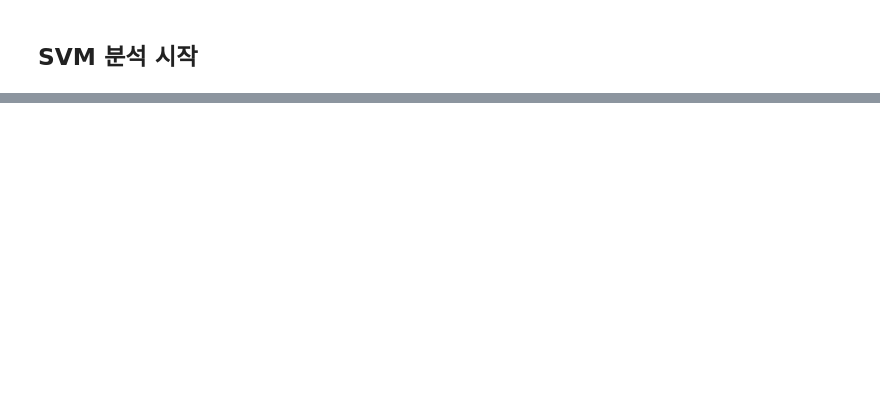
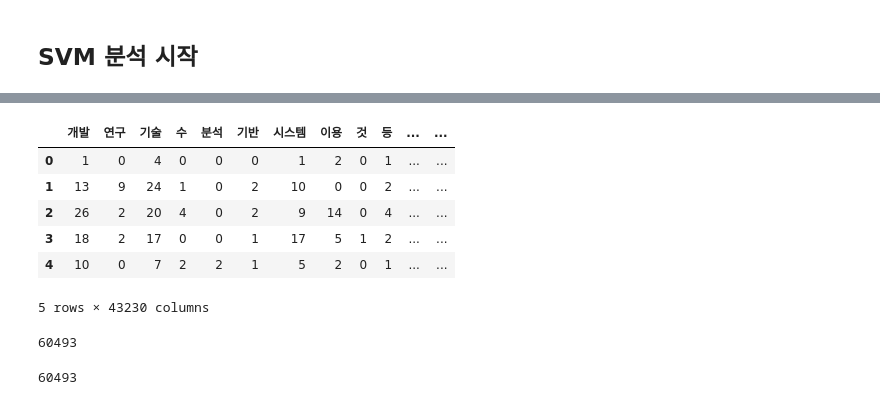
Before and after one commit to yeonsikC/KISTI-NLP_mapping, a Jupyter notebook: KISTI-NTIS-Machine_Learning.ipynb, the cells around one changed output, grey strips where cells are left out. Drawn from its saved outputs; the diff is of its cells as text; code cells hidden in the pictures; blank space fills up the shorter version.

```diff
--- a/KISTI-NTIS-Machine_Learning.ipynb
+++ b/KISTI-NTIS-Machine_Learning.ipynb
@@ -702,0 +852,16 @@ libsvm.to_pickle('libsvm_not_english.pkl')
+# %%
+X = tf.iloc[:,1:]
+# %%
+X.head()
+# %% [output]
+|  | 개발 | 연구 | 기술 | 수 | 분석 | 기반 | 시스템 | 이용 | 것 | 등 | ... | ... |
+| 0 | 1 | 0 | 4 | 0 | 0 | 0 | 1 | 2 | 0 | 1 | ... | ... |
+| 1 | 13 | 9 | 24 | 1 | 0 | 2 | 10 | 0 | 0 | 2 | ... | ... |
+| 2 | 26 | 2 | 20 | 4 | 0 | 2 | 9 | 14 | 0 | 4 | ... | ... |
+| 3 | 18 | 2 | 17 | 0 | 0 | 1 | 17 | 5 | 1 | 2 | ... | ... |
+| 4 | 10 | 0 | 7 | 2 | 2 | 1 | 5 | 2 | 0 | 1 | ... | ... |
+5 rows × 43230 columns
+# %%
+len(X)
+# %% [output]
+60493
@@ -702,0 +870,4 @@ libsvm.to_pickle('libsvm_not_english.pkl')
+# %%
+len(libsvm)
+# %% [output]
+60493
```
Also changed, not shown: parts of 73 cells of this notebook.
